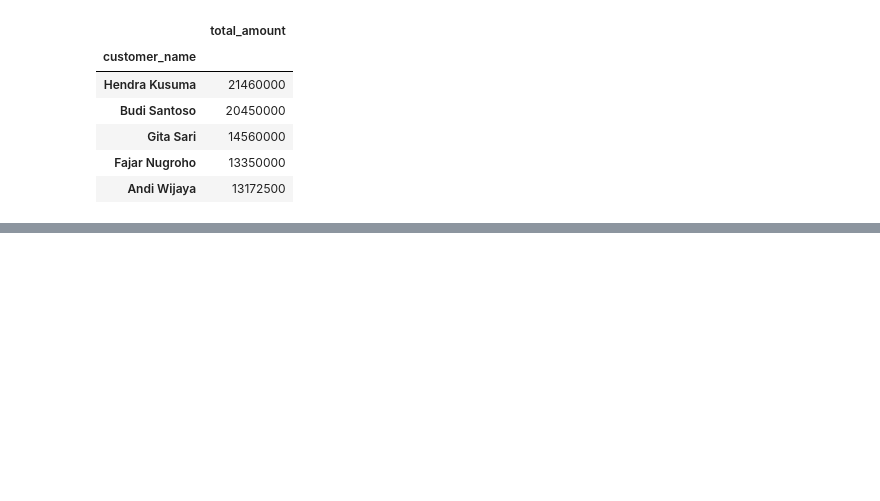
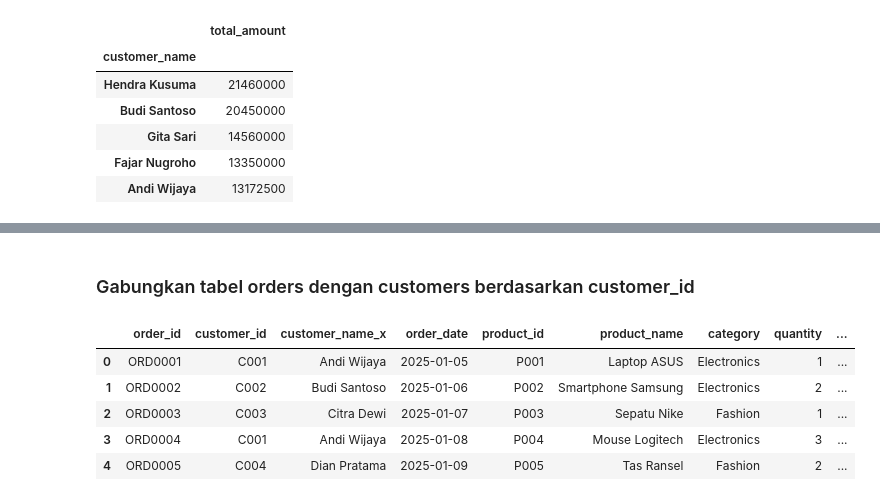
Before and after one commit to galahad20/assignment_Data_Manipulation, a Jupyter notebook: ASSIGNMENT_TEMP_DE14_DAY11_DIMAS_ABIAN_IHSAN.ipynb, the cells around one changed output, grey strips where cells are left out. Cells and saved outputs as stored; diff of their text form; code cells hidden in the pictures; blank space fills up the shorter version.

```diff
--- a/ASSIGNMENT_TEMP_DE14_DAY11_DIMAS_ABIAN_IHSAN.ipynb
+++ b/ASSIGNMENT_TEMP_DE14_DAY11_DIMAS_ABIAN_IHSAN.ipynb
@@ -275,0 +290,12 @@ order.groupby('customer_name').agg({
+# %% [markdown]
+### Gabungkan tabel orders dengan customers berdasarkan customer_id
+# %%
+order_with_cust = order.merge(cust, on='customer_id', how='inner')
+order_with_cust.head()
+# %% [output]
+|  | order_id | customer_id | customer_name_x | order_date | product_id | product_name | category | quantity | ... |
+| 0 | ORD0001 | C001 | Andi Wijaya | 2025-01-05 | P001 | Laptop ASUS | Electronics | 1 | ... |
+| 1 | ORD0002 | C002 | Budi Santoso | 2025-01-06 | P002 | Smartphone Samsung | Electronics | 2 | ... |
+| 2 | ORD0003 | C003 | Citra Dewi | 2025-01-07 | P003 | Sepatu Nike | Fashion | 1 | ... |
+| 3 | ORD0004 | C001 | Andi Wijaya | 2025-01-08 | P004 | Mouse Logitech | Electronics | 3 | ... |
+| 4 | ORD0005 | C004 | Dian Pratama | 2025-01-09 | P005 | Tas Ransel | Fashion | 2 | ... |
```
Also changed, not shown: parts of 16 cells of this notebook.
